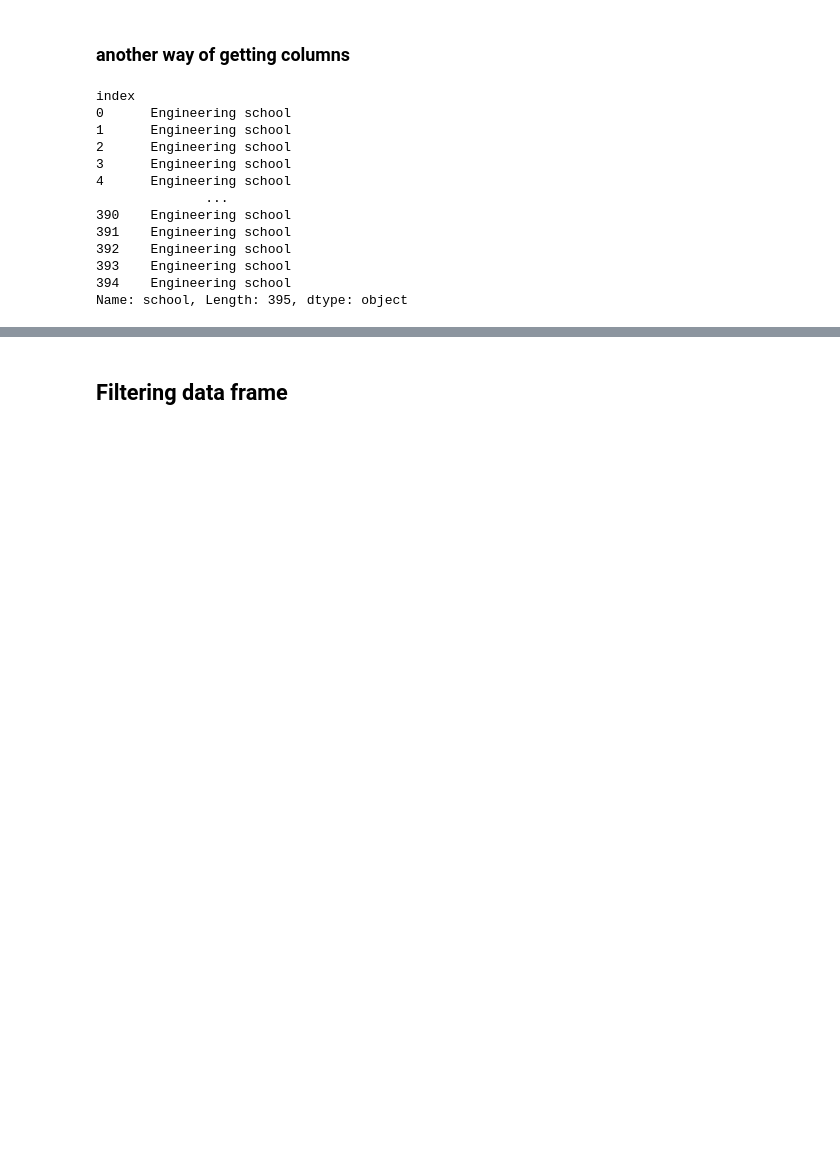
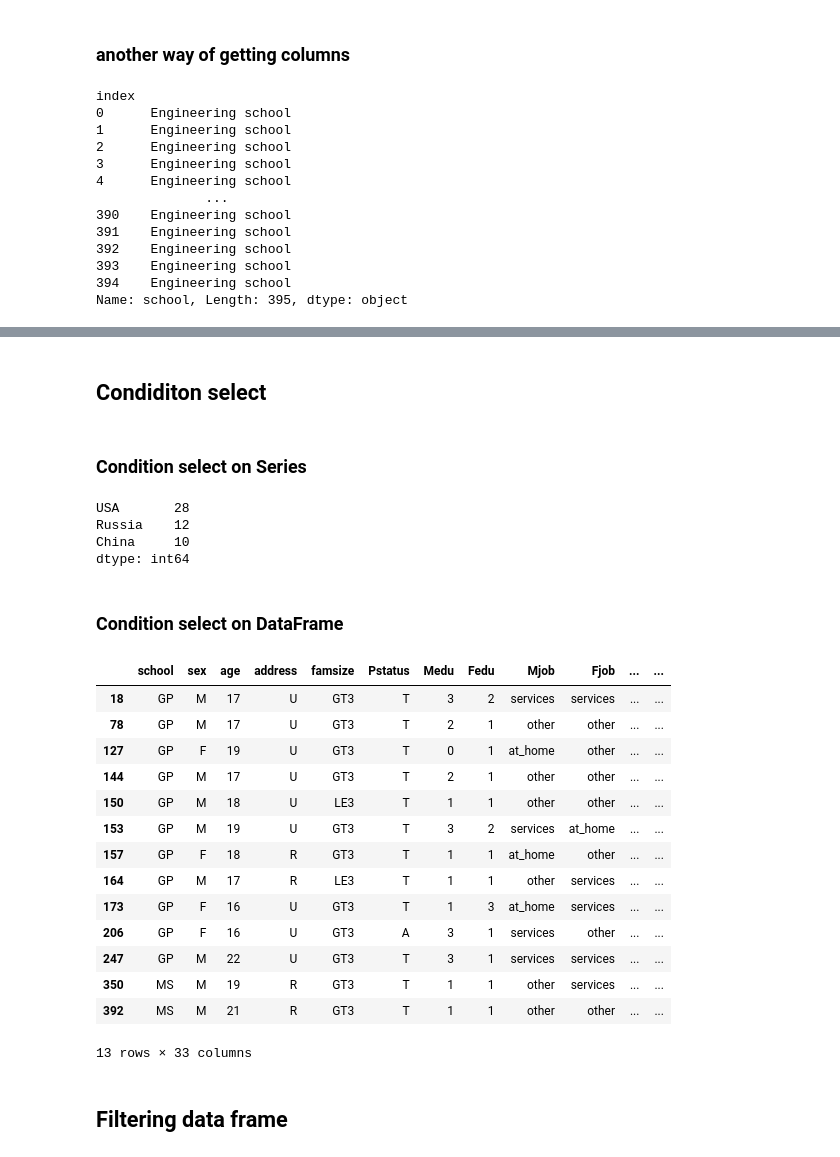
Before and after one commit to Segun228/Python_guides, a Jupyter notebook: t_pandas_guide/extended_pandas_guide.ipynb, the cells around one changed output, grey strips where cells are left out. Drawn from its saved outputs; the diff is of its cells as text; code cells hidden in the pictures; blank space fills up the shorter version.

Commit message:
info about series extended

```diff
--- a/t_pandas_guide/extended_pandas_guide.ipynb
+++ b/t_pandas_guide/extended_pandas_guide.ipynb
@@ -555,3 +868,49 @@ Name: school, Length: 395, dtype: object
+# %% [markdown]
+## Condiditon select
+# %% [markdown]
+### Condition select on Series
+# %%
+s = pd.Series(
+    data={
+        "USA":28,
+        "Russia":12,
+        "China":10,
+        "Korea":4,
+        "Germany":2
+    }
+)
+
+mask = s > 7 # getting boolean mask on the series
+s[mask] # getting only those rows that -> true
+# %% [output]
+USA       28
+Russia    12
+China     10
+dtype: int64
+# %% [markdown]
+### Condition select on DataFrame
+# %%
+df = pd.read_csv(
+    filepath_or_buffer="./math_students.csv"
+)
+mask = ((df["age"] > 15) & (df["failures"] > 2))
+df[mask]
+# %% [output]
+|  | school | sex | age | address | famsize | Pstatus | Medu | Fedu | Mjob | Fjob | ... | ... |
+| 18 | GP | M | 17 | U | GT3 | T | 3 | 2 | services | services | ... | ... |
+| 78 | GP | M | 17 | U | GT3 | T | 2 | 1 | other | other | ... | ... |
+| 127 | GP | F | 19 | U | GT3 | T | 0 | 1 | at_home | other | ... | ... |
+| 144 | GP | M | 17 | U | GT3 | T | 2 | 1 | other | other | ... | ... |
+| 150 | GP | M | 18 | U | LE3 | T | 1 | 1 | other | other | ... | ... |
+| 153 | GP | M | 19 | U | GT3 | T | 3 | 2 | services | at_home | ... | ... |
+| 157 | GP | F | 18 | R | GT3 | T | 1 | 1 | at_home | other | ... | ... |
+| 164 | GP | M | 17 | R | LE3 | T | 1 | 1 | other | services | ... | ... |
+| 173 | GP | F | 16 | U | GT3 | T | 1 | 3 | at_home | services | ... | ... |
+| 206 | GP | F | 16 | U | GT3 | A | 3 | 1 | services | other | ... | ... |
+| 247 | GP | M | 22 | U | GT3 | T | 3 | 1 | services | services | ... | ... |
+| 350 | MS | M | 19 | R | GT3 | T | 1 | 1 | other | services | ... | ... |
+| 392 | MS | M | 21 | R | GT3 | T | 1 | 1 | other | other | ... | ... |
+13 rows × 33 columns
 # %% [markdown]
 ## Filtering data frame
 # %% [markdown]
```
Also changed, not shown: parts of 54 cells of this notebook.
